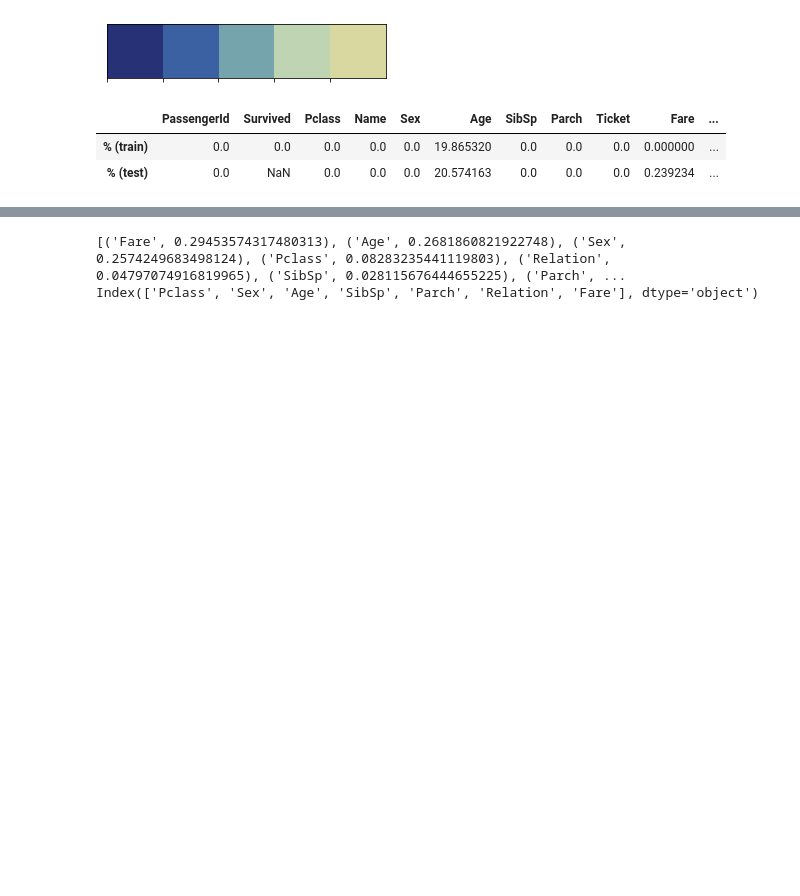
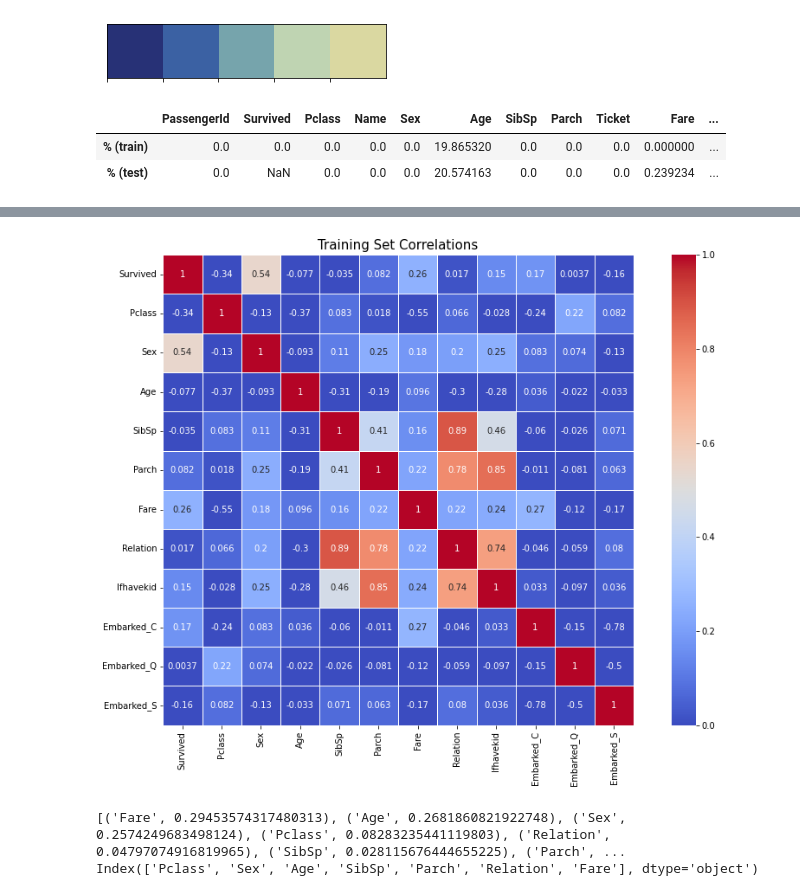
Before and after one commit to algo21-221040114/Kaggle-Titanic-Competition, a Jupyter notebook: titanic-ml-01.ipynb, the cells around one changed output, grey strips where cells are left out. Saved outputs shown, nothing was run; the diff lists cells and outputs as text; code cells hidden in the pictures; blank space fills up the shorter version.

```diff
--- a/titanic-ml-01.ipynb
+++ b/titanic-ml-01.ipynb
@@ -123,6 +143,19 @@ See the caveats in the documentation: https://pandas.pydata.org/pandas-docs/stab
 A value is trying to be set on a copy of a slice from a DataFrame
 
 See the caveats in the documentation: https://pandas.pydata.org/pandas-docs/stable/user_guide/indexing.html#returning-a-view-versus-a-copy
+# %%
+## Correlation
+f, ax = plt.subplots(figsize=(16,10))
+ax = sns.heatmap(train.drop(['PassengerId'], axis=1).corr(),
+                  annot=True, square=True, cmap='coolwarm',
+                  vmin=0, vmax=1,  annot_kws={'size': 10},
+                  linewidths=0.5)
+ax.tick_params(axis='x', labelsize=10)
+ax.tick_params(axis='y', labelsize=10)
+ax.set_title('Training Set Correlations', size=15)
+plt.show()
+# %% [output]
+[figure, added]
 # %%
 class create_feature:
     def multiple(df):
```
Also changed, not shown: parts of 6 cells of this notebook.
